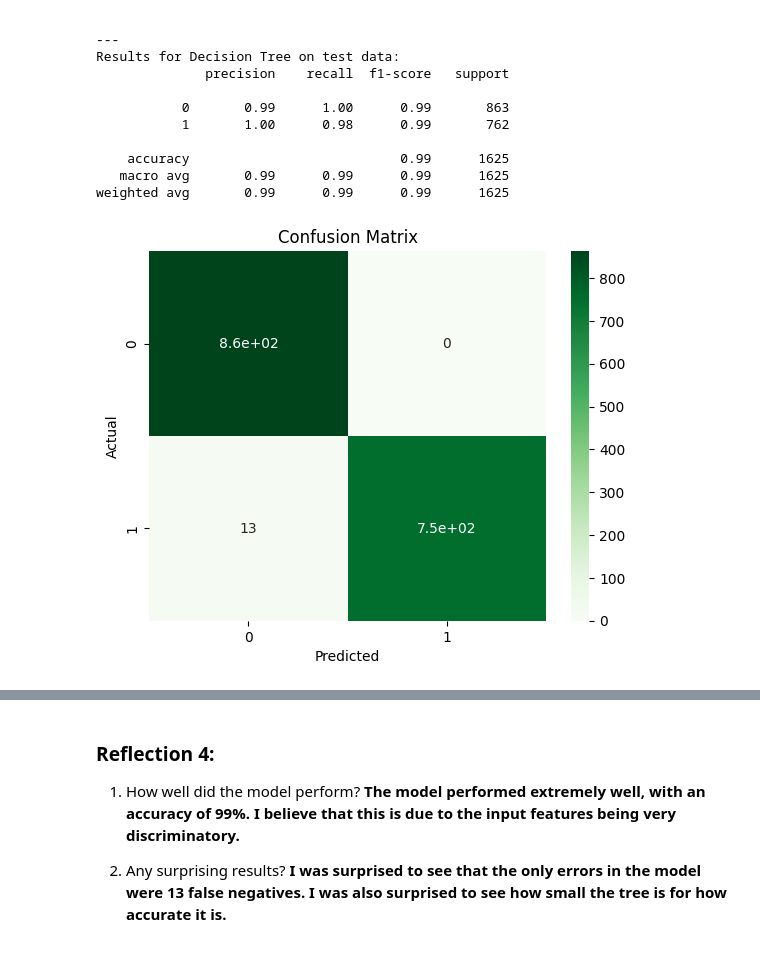
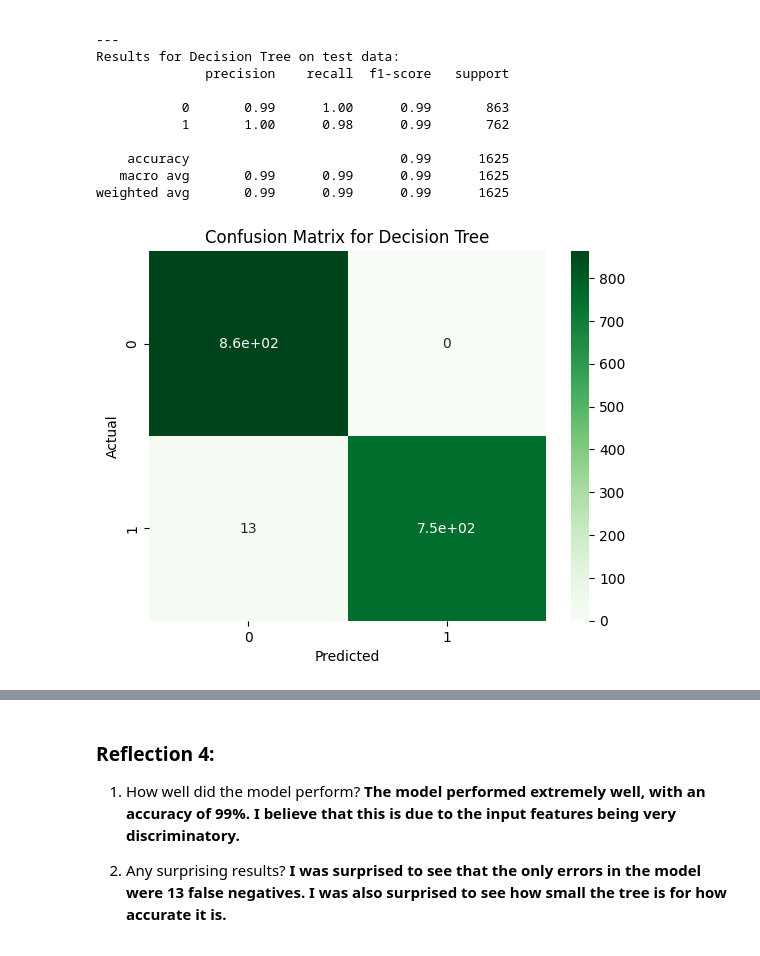
Before and after one commit to DMill31/ml_classification_miller, a Jupyter notebook: ml_midterm_miller.ipynb, the cells around one changed output, grey strips where cells are left out. Saved outputs shown, nothing was run; the diff lists cells and outputs as text; code cells hidden in the pictures.

```diff
--- a/ml_midterm_miller.ipynb
+++ b/ml_midterm_miller.ipynb
@@ -268,15 +269,15 @@ weighted avg       0.99      0.99      0.99      1625
 # %%
 # Create a Confusion Matrix
 cm = confusion_matrix(y_test, y_pred)
 
 # Plot confusion matrix as a heatmap
 sns.heatmap(cm, annot=True, cmap="Greens")
-plt.title("Confusion Matrix")
+plt.title("Confusion Matrix for Decision Tree")
 plt.xlabel("Predicted")
 plt.ylabel("Actual")
 plt.show()
 # %% [output]
-[figure, old version]
+[figure, new version]
 # %%
 # Plot Decision Tree
 fig = plt.figure(figsize=(20,15))
```
Also changed, not shown: parts of 9 cells of this notebook.
